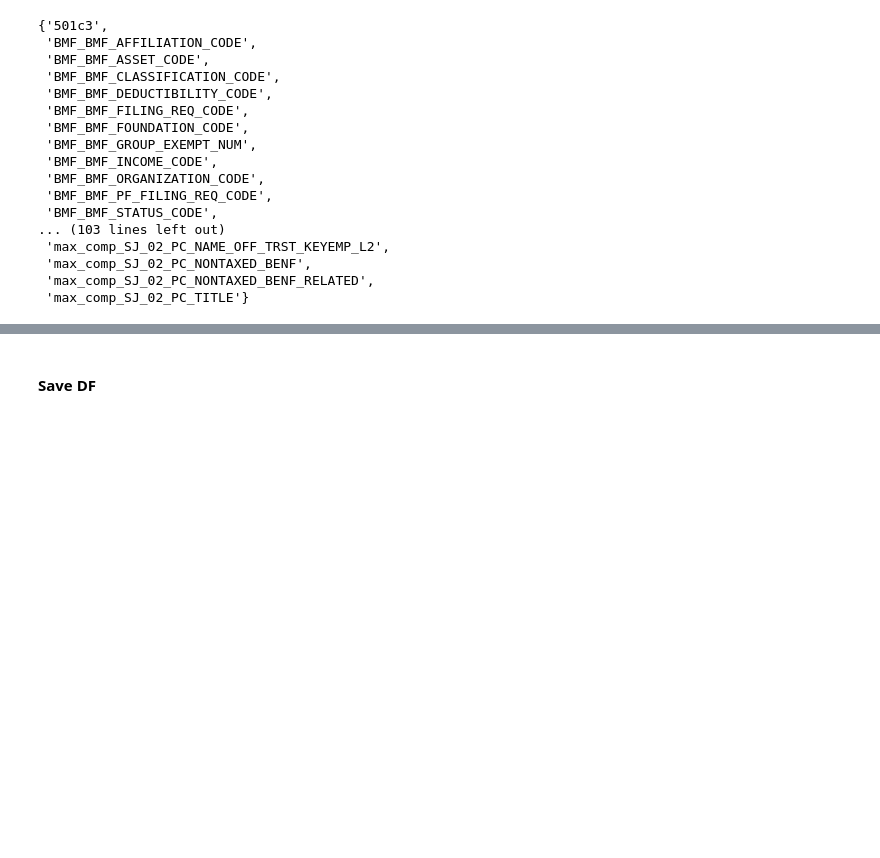
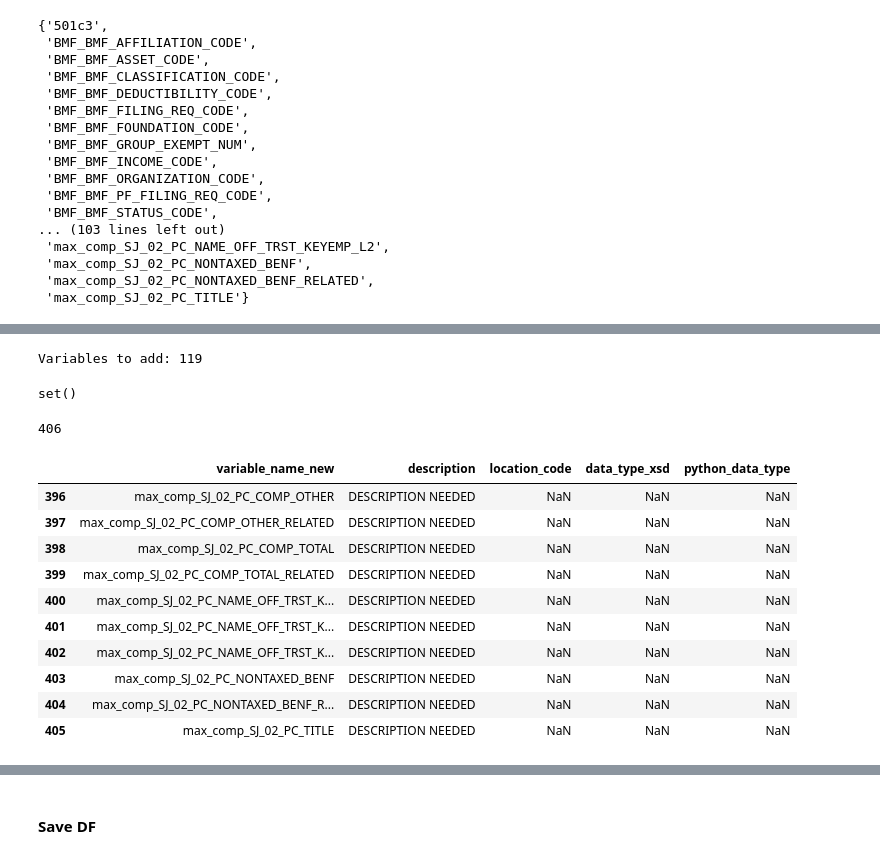
Before and after one commit to gdsaxton/IRS_900_e_file, a Jupyter notebook: IRS 990 e-File Data -- IRS Files (9k1) -- Create Combined Codebook (Main 990 Variables).ipynb, the cells around one changed output, grey strips where cells are left out. Drawn from its saved outputs; the diff is of its cells as text; code cells hidden in the pictures; blank space fills up the shorter version.

```diff
--- a/IRS 990 e-File Data -- IRS Files (9k1) -- Create Combined Codebook (Main 990 Variables).ipynb
+++ b/IRS 990 e-File Data -- IRS Files (9k1) -- Create Combined Codebook (Main 990 Variables).ipynb
@@ -980,5 +315,0 @@ bmf[bmf['variable_name_new'].isin(bmf_intersect)][:2]
-# %%
-print(len(new_variables_df))
-print(len(new_variables_df.append(bmf[bmf['variable_name_new'].isin(bmf_intersect)])))
-new_variables_df = new_variables_df.append(bmf[bmf['variable_name_new'].isin(bmf_intersect)])
-print(len(new_variables_df))
@@ -1077,0 +316,39 @@ new_variables_df[:1]
+# %%
+# Compute the set of missing variables
+missing_vars = sorted(set(df.columns.tolist()) - set(new_variables_df["variable_name_new"].tolist()))
+
+print("Variables to add:", len(missing_vars))
+# %% [output]
+Variables to add: 119
+# %%
+# Create a DataFrame of missing variables with placeholder descriptions
+new_rows = pd.DataFrame({
+    "variable_name_new": missing_vars,
+    "description": ["DESCRIPTION NEEDED"] * len(missing_vars)
+})
+
+# Append to your existing DataFrame
+new_variables_df = pd.concat([new_variables_df, new_rows], ignore_index=True)
+
+# Confirm everything is there now
+set(df.columns.tolist()) - set(new_variables_df["variable_name_new"].tolist())
+# %% [output]
+set()
+# %%
+len(new_variables_df)
+# %% [output]
+406
+# %%
+new_variables_df[-10:]
+# %% [output]
+|  | variable_name_new | description | location_code | data_type_xsd | python_data_type |
+| 396 | max_comp_SJ_02_PC_COMP_OTHER | DESCRIPTION NEEDED | NaN | NaN | NaN |
+| 397 | max_comp_SJ_02_PC_COMP_OTHER_RELATED | DESCRIPTION NEEDED | NaN | NaN | NaN |
+| 398 | max_comp_SJ_02_PC_COMP_TOTAL | DESCRIPTION NEEDED | NaN | NaN | NaN |
+| 399 | max_comp_SJ_02_PC_COMP_TOTAL_RELATED | DESCRIPTION NEEDED | NaN | NaN | NaN |
+| 400 | max_comp_SJ_02_PC_NAME_OFF_TRST_K... | DESCRIPTION NEEDED | NaN | NaN | NaN |
+| 401 | max_comp_SJ_02_PC_NAME_OFF_TRST_K... | DESCRIPTION NEEDED | NaN | NaN | NaN |
+| 402 | max_comp_SJ_02_PC_NAME_OFF_TRST_K... | DESCRIPTION NEEDED | NaN | NaN | NaN |
+| 403 | max_comp_SJ_02_PC_NONTAXED_BENF | DESCRIPTION NEEDED | NaN | NaN | NaN |
+| 404 | max_comp_SJ_02_PC_NONTAXED_BENF_R... | DESCRIPTION NEEDED | NaN | NaN | NaN |
+| 405 | max_comp_SJ_02_PC_TITLE | DESCRIPTION NEEDED | NaN | NaN | NaN |
```
Also changed, not shown: parts of 81 cells of this notebook.
